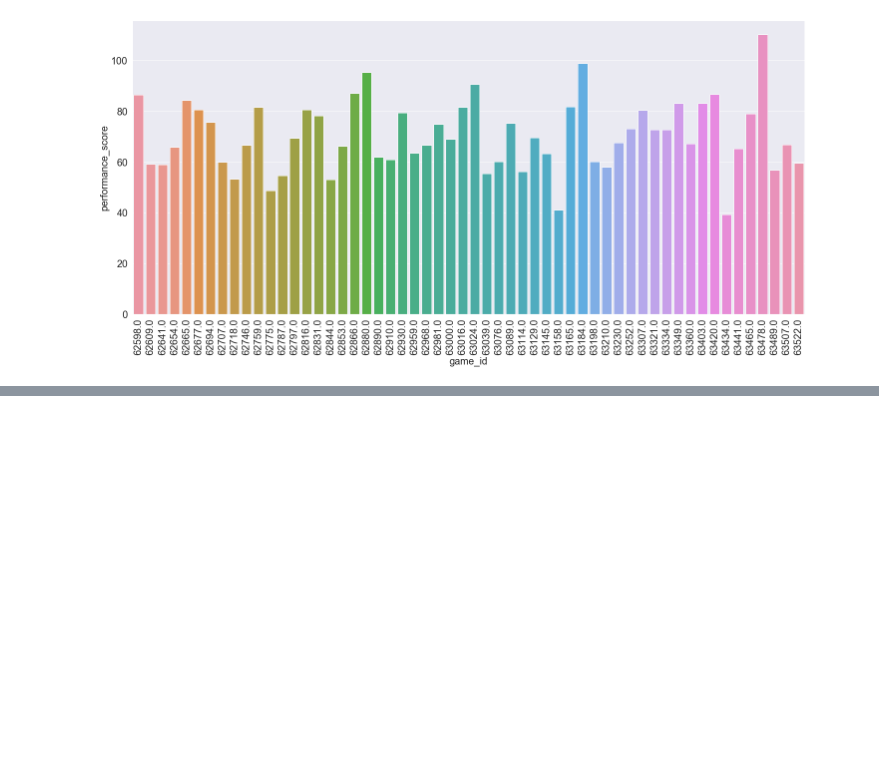
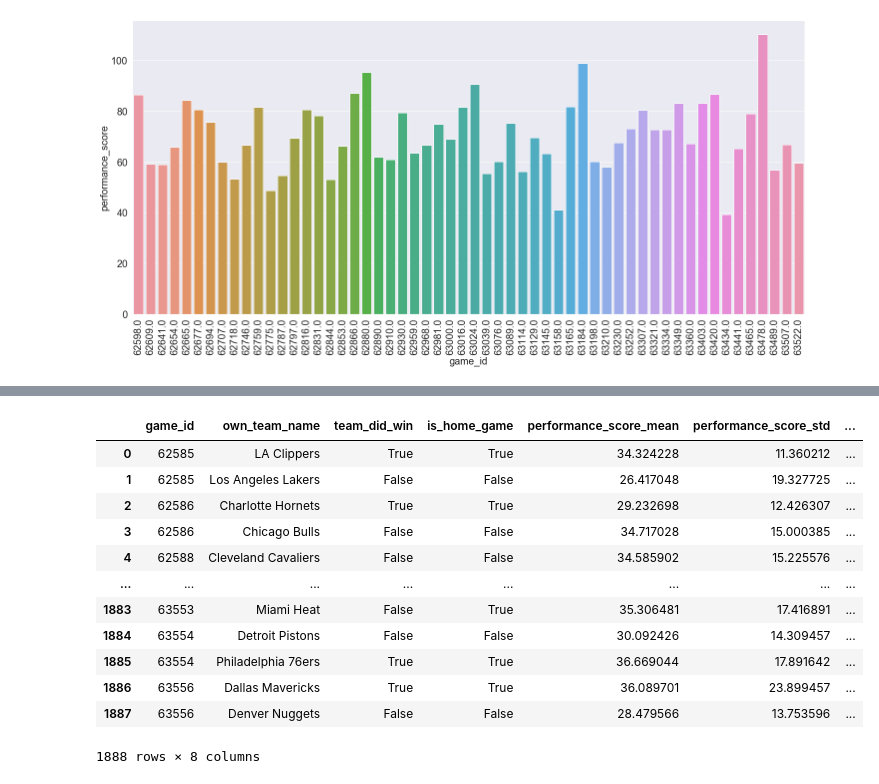
Before and after one commit to JonasRoo/nba-analysis, a Jupyter notebook: notebooks/season_2019_analysis_07092020.ipynb, the cells around one changed output, grey strips where cells are left out. Saved outputs shown, nothing was run; the diff lists cells and outputs as text; code cells hidden in the pictures; blank space fills up the shorter version.

```diff
--- a/notebooks/season_2019_analysis_07092020.ipynb
+++ b/notebooks/season_2019_analysis_07092020.ipynb
@@ -603,0 +668,25 @@ df_performance_eval
+# %%
+per_game_performances = df.groupby(["game_id", "own_team_name", "own_team_won", "is_home_game"])\
+                .agg({"performance_score": ["mean", "std", "min", "max"]})
+per_game_performances.reset_index(inplace=True)
+per_game_performances.columns = [
+    "game_id", "own_team_name", "team_did_win", "is_home_game", "performance_score_mean",
+    "performance_score_std", "performance_score_min", "performance_score_max"
+]
+per_game_performances.sort_values(by="game_id", ascending=True)
+
+per_game_performances
+# %% [output]
+|  | game_id | own_team_name | team_did_win | is_home_game | performance_score_mean | performance_score_std | ... |
+| 0 | 62585 | LA Clippers | True | True | 34.324228 | 11.360212 | ... |
+| 1 | 62585 | Los Angeles Lakers | False | False | 26.417048 | 19.327725 | ... |
+| 2 | 62586 | Charlotte Hornets | True | True | 29.232698 | 12.426307 | ... |
+| 3 | 62586 | Chicago Bulls | False | False | 34.717028 | 15.000385 | ... |
+| 4 | 62588 | Cleveland Cavaliers | False | False | 34.585902 | 15.225576 | ... |
+| ... | ... | ... | ... | ... | ... | ... | ... |
+| 1883 | 63553 | Miami Heat | False | True | 35.306481 | 17.416891 | ... |
+| 1884 | 63554 | Detroit Pistons | False | False | 30.092426 | 14.309457 | ... |
+| 1885 | 63554 | Philadelphia 76ers | True | True | 36.669044 | 17.891642 | ... |
+| 1886 | 63556 | Dallas Mavericks | True | True | 36.089701 | 23.899457 | ... |
+| 1887 | 63556 | Denver Nuggets | False | False | 28.479566 | 13.753596 | ... |
+1888 rows × 8 columns
```
Also changed, not shown: parts of 22 cells of this notebook.
